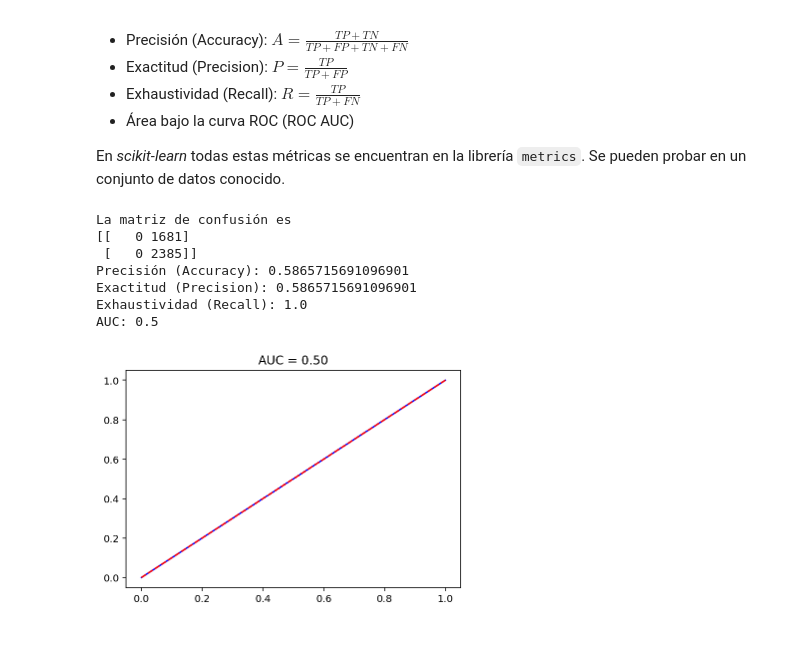
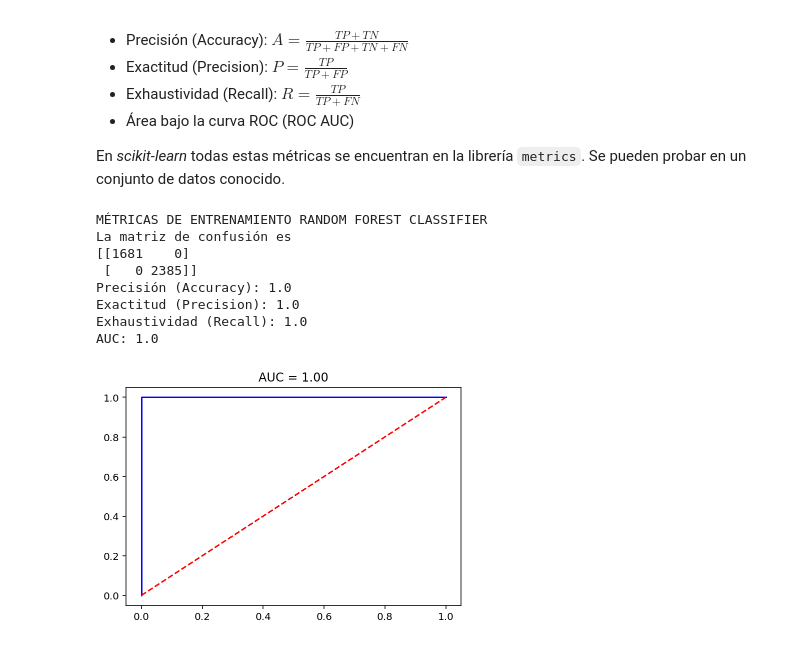
Before and after one commit to bryanDSousa/NBA-game-prediction, a Jupyter notebook: Modelo partidos/partidos_notebook_MODELO_FINAL.ipynb, the cells around one changed output. Cells and saved outputs as stored; diff of their text form; code cells hidden in the pictures.

```diff
--- a/Modelo partidos/partidos_notebook_MODELO_FINAL.ipynb
+++ b/Modelo partidos/partidos_notebook_MODELO_FINAL.ipynb
@@ -208,9 +203,12 @@ all_variables = game_var_local + game_var_visitante + prev_var_local + prev_var_
 # %%
 all_variables = list(dict.fromkeys(all_variables)) #drop duplicates
+var_continuas = list(dict.fromkeys(var_continuas)) #drop duplicates
 del all_variables[0] #borramos target de la primera posicion
+del var_continuas[0] #borramos target de la primera posicion
 
 all_variables.append('target') #insertamos target en la ultima posicion
+var_continuas.append('target') #insertamos target en la ultima posicion
 
-print('Total variables continuas:  '+ str(len(all_variables)))
+print('Total variables continuas:  '+ str(len(var_continuas)))
 print('Total variables dummy:  '+ str(len(dummy)))
 # %% [output]
@@ -811,5 +725,0 @@ FEATURE IMPORTANCE Random Forest Classifier
-# %%
-rf_variables = []
-for f in range(65): # eleccion arbitraria, esto luego se va probando hasta determinar el optimo...
-    rf_variables.append(list_var[indices[f]])
-rf_variables
@@ -1091,9 +945,9 @@ def RFC(X_train, X_test, y_train, y_test, best_params):
     print ("GINI:",GS(y_test,y_predict))
     return y_test,y_predict
 # %%
-#### Dejo comentado este codigo porque lleva mucho tiempo de ejecucion
+#### ESTE CÓDIGO LLEVA MUCHO TIEMPO DE EJECUCIÓN
 
-for i in range(5):
+for i in range(2):
     print ("Loop: " , i)
     print ("--------------")
     # Es importante dividir el set de datos en partes iguales 50% train y 50% test solo para evaluar
@@ -1176,22 +1030,25 @@ Mediante `cv` se indica el numero de partes en las que se dividen los datos. La
 https://machinelearningmastery.com/k-fold-cross-validation/
 # %%
 # MUY IMPORTANTE!!!! https://scikit-learn.org/stable/modules/model_evaluation.html#scoring-parameter
-
+from ipynb.fs.full.funciones_modelo import *
 from sklearn.model_selection import cross_val_score
 
-model_list = {'RFC': RandomForestClassifier(n_estimators=500,
-                                           max_features='auto', min_samples_split=16, bootstrap=True),
+model_list = {'RFC': RandomForestClassifier(),
               'LR': LogisticRegression()}
 
 
-variable_final = rf_variables.copy()
+variable_final = rf_variables.copy() # Lista de variables seleccionadas para el modelo
+
+x_TRAIN = x_train[variable_final]
+
+x_TEST = x_test[variable_final]
 
 
 # Iteracion entre modelos para comparación
 
-dataframe = pd.DataFrame(index=model_list ,columns=['Media Accuracy_train',
+dataframe = pd.DataFrame(index=model_list ,columns=['Accuracy_train',
                                                     'Desv. Típica Accuracy_train',
-                                                    'Media Accuracy_test',
+                                                    'Accuracy_test',
                                                     'Desv. Típica Accuracy_test'])
 C1 = []
 C2 = []
@@ -1199,22 +1056,22 @@ C3 = []
 C4 = []
 
 for method in model_list:
-    scores_train = cross_val_score(model_list[method], x_train, y_train, cv = 5,
-                                   scoring='accuracy')#cv variacion cruzada 5 modelos
-    scores_test = cross_val_score(model_list[method], x_test, y_test, cv = 5, scoring='accuracy')
+    scores_train = cross_val_score(model_list[method], x_TRAIN, y_train, cv = 5,
+                                   scoring='accuracy') #cv variacion cruzada 5 modelos
+    scores_test = cross_val_score(model_list[method], x_TEST, y_test, cv = 5, scoring='accuracy')
     C1.append(np.mean(scores_train))
     C2.append(np.std(scores_train))
     C3.append(np.mean(scores_test))
     C4.append(np.std(scores_test))
 
 # Append al dataframe
-dataframe['Media Accuracy_train'] = C1
+dataframe['Accuracy_train'] = C1
 dataframe['Desv. Típica Accuracy_train'] = C2
-dataframe['Media Accuracy_test'] = C3
+dataframe['Accuracy_test'] = C3
 dataframe[ 'Desv. Típica Accuracy_test'] = C4
 
 print("COMPARACION ACCURACY CON VALIDACION CRUZADA K=5")
 
-dataframe.sort_values('Media Accuracy_test', ascending=False)
+dataframe.sort_values('Accuracy_test', ascending=False)
 # %% [output]
 COMPARACION ACCURACY CON VALIDACION CRUZADA K=5
@@ -1325,37 +1198,40 @@ A partir de estos resultados se pueden construir diferentes métricas para evalu
 
 En *scikit-learn* todas estas métricas se encuentran en la librería `metrics`. Se pueden probar en un conjunto de datos conocido.
 # %%
+%matplotlib inline
 from sklearn.metrics import confusion_matrix
 from sklearn.metrics import accuracy_score
 from sklearn.metrics import precision_score
 from sklearn.metrics import recall_score
 from sklearn.metrics import roc_curve
 from sklearn.metrics import auc
 
 def metricas(y_true, y_pred):
     print(u'La matriz de confusión es ')
     print(confusion_matrix(y_true, y_pred))
 
     print(u'Precisión (Accuracy):', accuracy_score(y_true, y_pred))
     print(u'Exactitud (Precision):', precision_score(y_true, y_pred))
     print(u'Exhaustividad (Recall):', recall_score(y_true, y_pred))
 
     false_positive_rate, recall, thresholds = roc_curve(y_true, y_pred)
     roc_auc = auc(false_positive_rate, recall)
 
     print(u'AUC:', roc_auc)
 
     plot(false_positive_rate, recall, 'b')
     plot([0, 1], [0, 1], 'r--')
     title(u'AUC = %0.2f' % roc_auc)
 
-metricas(y_train, y_pred_train)
+print('MÉTRICAS DE ENTRENAMIENTO RANDOM FOREST CLASSIFIER')
+metricas(y_train, dataframe_pred_train['y_pred_train_RFC'])
 # %% [output]
+MÉTRICAS DE ENTRENAMIENTO RANDOM FOREST CLASSIFIER
 La matriz de confusión es
-[[   0 1681]
+[[1681    0]
  [   0 2385]]
-Precisión (Accuracy): 0.5865715691096901
-Exactitud (Precision): 0.5865715691096901
+Precisión (Accuracy): 1.0
+Exactitud (Precision): 1.0
 Exhaustividad (Recall): 1.0
-AUC: 0.5
+AUC: 1.0
-[figure, old version]
+[figure, new version]
```
Also changed, not shown: parts of 60 cells of this notebook, 3 other files.
